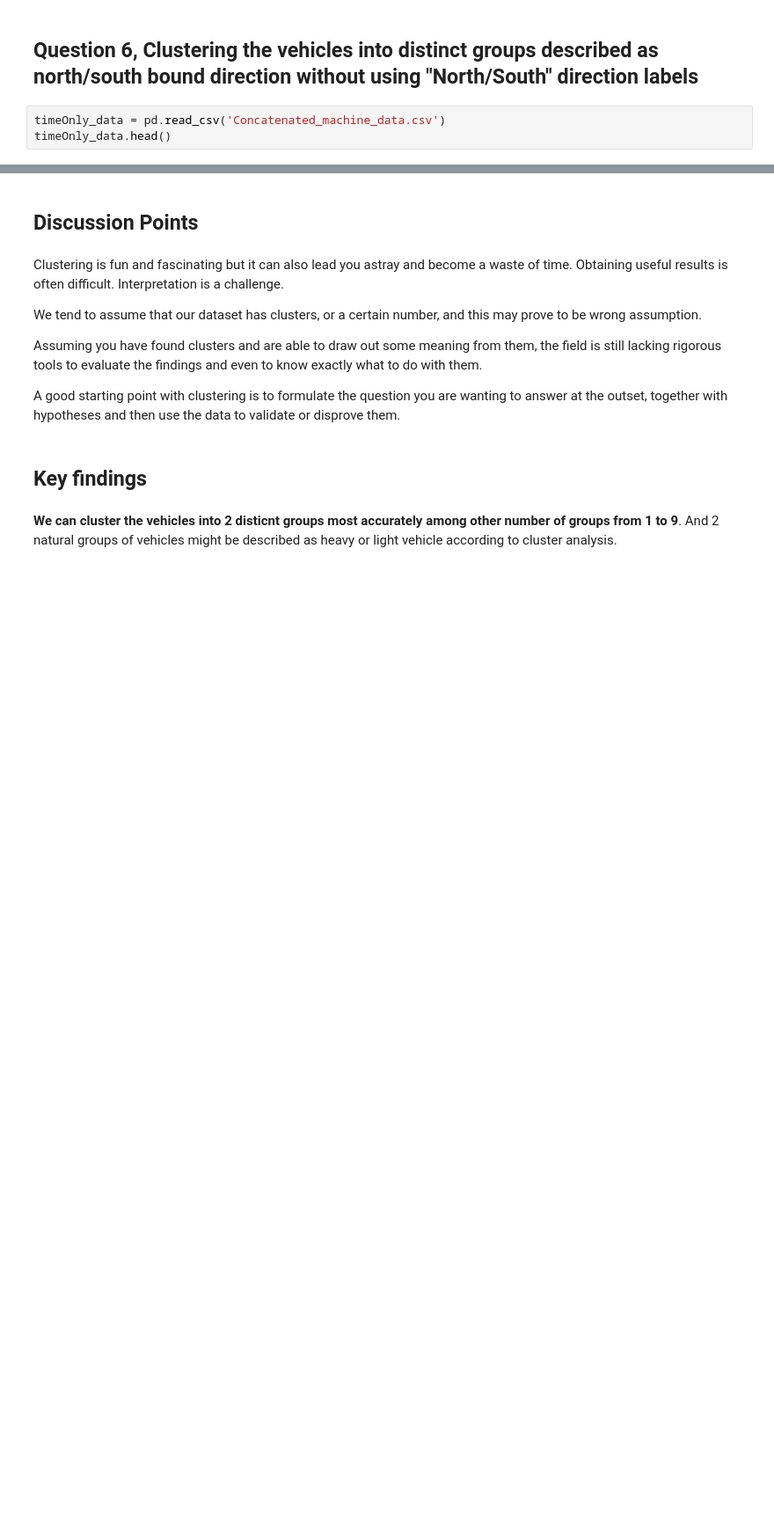
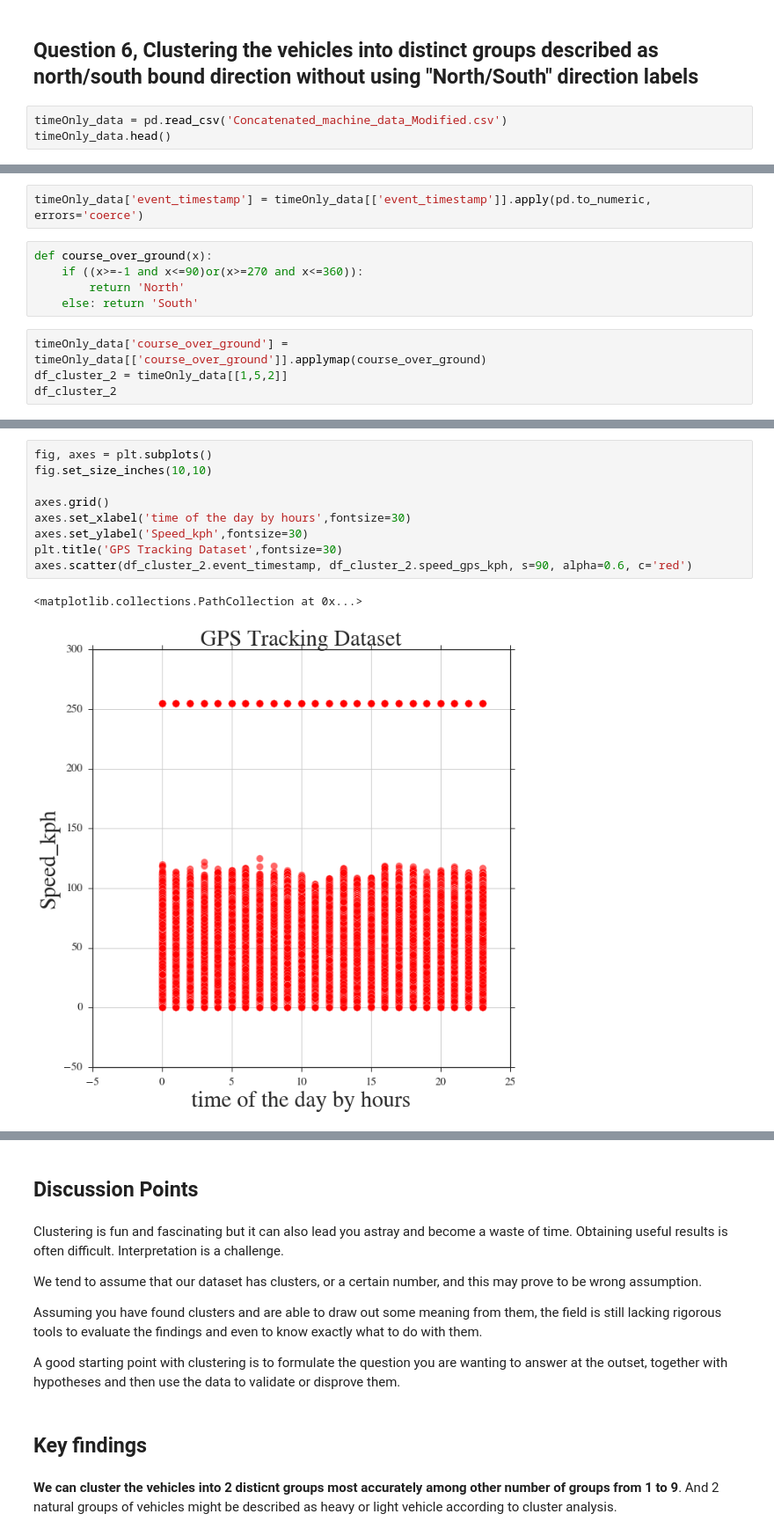
Before and after one commit to EROADdataAnalysis/EROAD, a Jupyter notebook: Project 3 Final Notebook by Adrian and Zack .ipynb, the cells around one changed output, grey strips where cells are left out. Shown at 88% size. Drawn from its saved outputs; the diff is of its cells as text; blank space fills up the shorter version.

```diff
--- a/Project 3 Final Notebook by Adrian and Zack .ipynb
+++ b/Project 3 Final Notebook by Adrian and Zack .ipynb
@@ -915,7 +910,7 @@ The elbow area on the curve which shows k = 2 as 2 numbers of clusters indicates
 # %% [markdown]
 ## Question 6, Clustering the vehicles into distinct groups described as north/south bound direction without using "North/South" direction labels
 # %%
-timeOnly_data = pd.read_csv('Concatenated_machine_data.csv')
+timeOnly_data = pd.read_csv('Concatenated_machine_data_Modified.csv')
 timeOnly_data.head()
 # %% [output]
 |  | id | event_timestamp | course_over_ground | machine_id | vehicle_weight_type | speed_gps_kph | ... |
@@ -930,0 +924,11 @@ ValueError: time data '2015-11-15 17:46:40' does not match format '%d/%m/%y %H:%
+# %%
+timeOnly_data['event_timestamp'] = timeOnly_data[['event_timestamp']].apply(pd.to_numeric, errors='coerce')
+# %%
+def course_over_ground(x):
+    if ((x>=-1 and x<=90)or(x>=270 and x<=360)):
+        return 'North'
+    else: return 'South'
+# %%
+timeOnly_data['course_over_ground'] = timeOnly_data[['course_over_ground']].applymap(course_over_ground)
+df_cluster_2 = timeOnly_data[[1,5,2]]
+df_cluster_2
@@ -930,0 +945,12 @@ ValueError: time data '2015-11-15 17:46:40' does not match format '%d/%m/%y %H:%
+# %%
+fig, axes = plt.subplots()
+fig.set_size_inches(10,10)
+
+axes.grid()
+axes.set_xlabel('time of the day by hours',fontsize=30)
+axes.set_ylabel('Speed_kph',fontsize=30)
+plt.title('GPS Tracking Dataset',fontsize=30)
+axes.scatter(df_cluster_2.event_timestamp, df_cluster_2.speed_gps_kph, s=90, alpha=0.6, c='red')
+# %% [output]
+<matplotlib.collections.PathCollection at 0x...>
+[figure, added]
```
Also changed, not shown: parts of 22 cells of this notebook.
